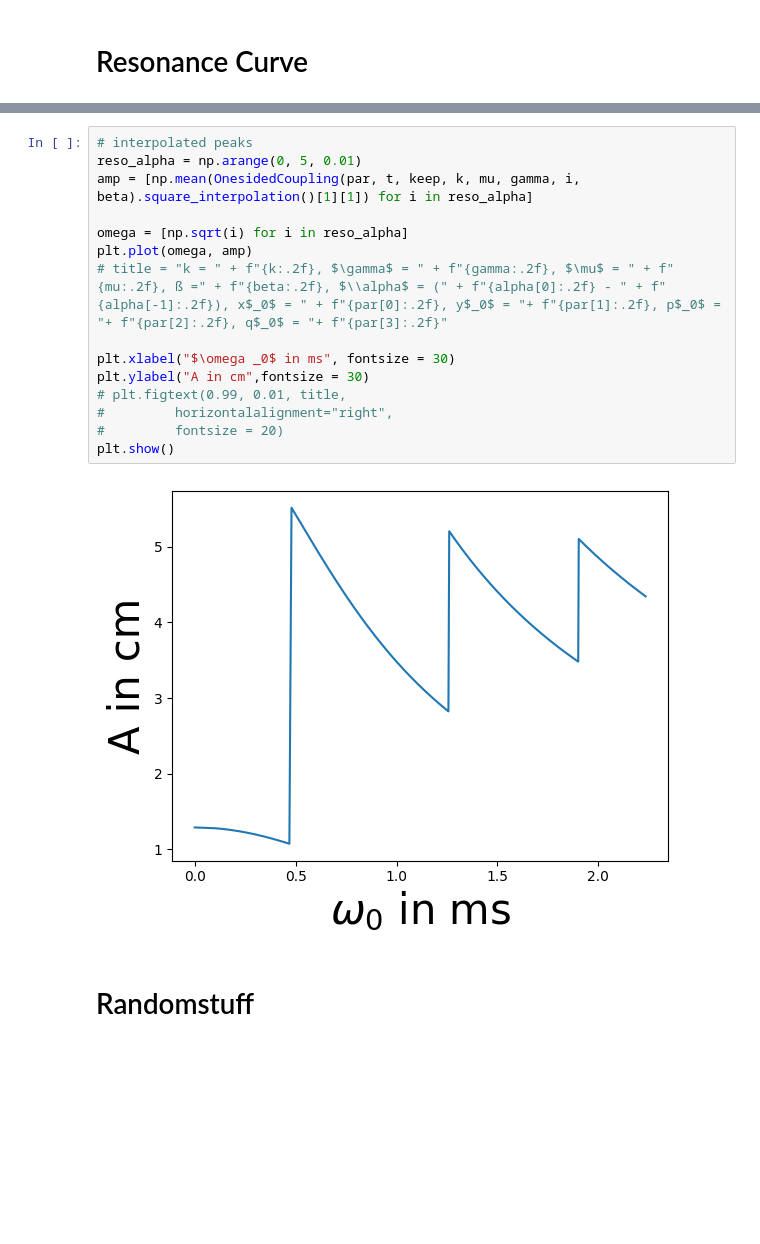
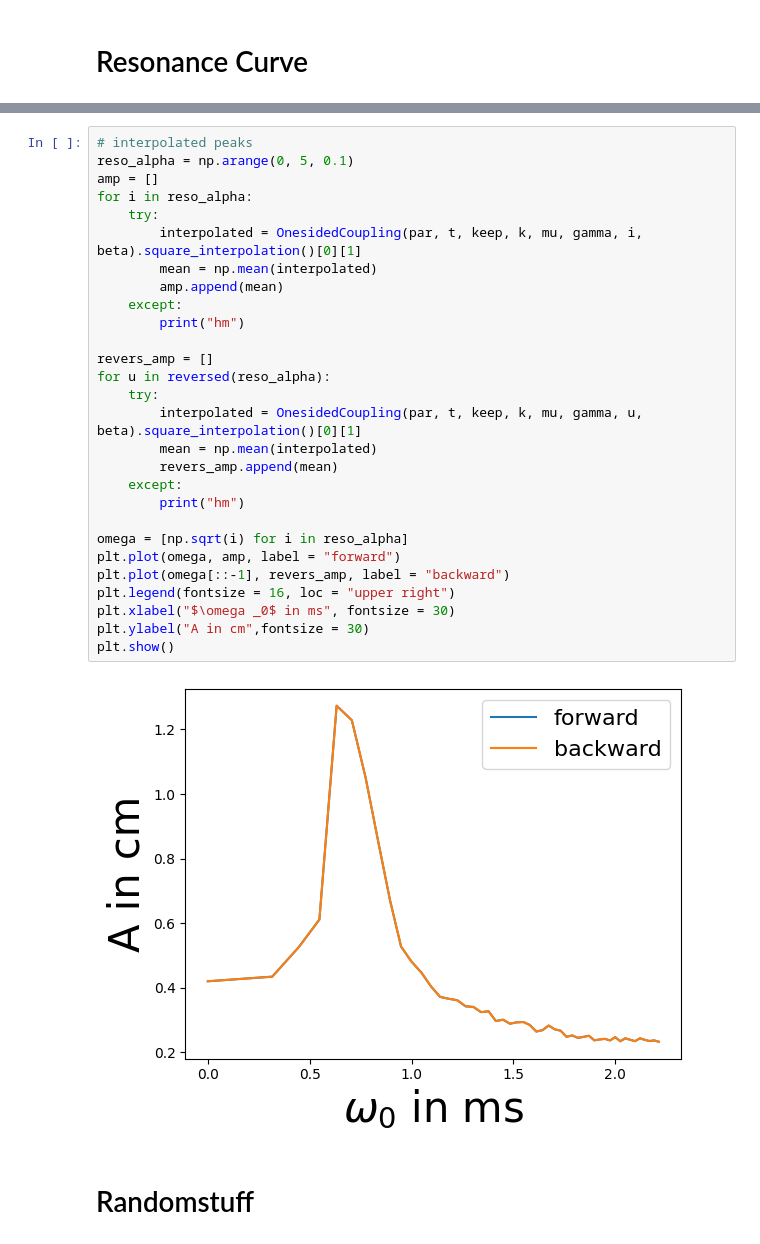
Before and after one commit to huyenanh-nguyen/daniel_model, a Jupyter notebook: ODE/simulation.ipynb, the cells around one changed output, grey strips where cells are left out. Drawn from its saved outputs; the diff is of its cells as text; blank space fills up the shorter version.

Commit message:
reversed and forward

```diff
--- a/ODE/simulation.ipynb
+++ b/ODE/simulation.ipynb
@@ -144,20 +155,33 @@ plt.show()
-# %%
-# interpolated peaks
-reso_alpha = np.arange(0, 5, 0.01)
-amp = [np.mean(OnesidedCoupling(par, t, keep, k, mu, gamma, i, beta).square_interpolation()[1][1]) for i in reso_alpha]
-
-omega = [np.sqrt(i) for i in reso_alpha]
-plt.plot(omega, amp)
-# title = "k = " + f"{k:.2f}, $\gamma$ = " + f"{gamma:.2f}, $\mu$ = " + f"{mu:.2f}, ß =" + f"{beta:.2f}, $\\alpha$ = (" + f"{alpha[0]:.2f} - " + f"{alpha[-1]:.2f}), x$_0$ = " + f"{par[0]:.2f}, y$_0$ = "+ f"{par[1]:.2f}, p$_0$ = "+ f"{par[2]:.2f}, q$_0$ = "+ f"{par[3]:.2f}"
-
-plt.xlabel("$\omega _0$ in ms", fontsize = 30)
-plt.ylabel("A in cm",fontsize = 30)
-# plt.figtext(0.99, 0.01, title,
-#         horizontalalignment="right",
-#         fontsize = 20)
-plt.show()
-# %% [output]
-[figure, removed]
+# %%
+# interpolated peaks
+reso_alpha = np.arange(0, 5, 0.1)
+amp = []
+for i in reso_alpha:
+    try:
+        interpolated = OnesidedCoupling(par, t, keep, k, mu, gamma, i, beta).square_interpolation()[0][1]
+        mean = np.mean(interpolated)
+        amp.append(mean)
+    except:
+        print("hm")
+
+revers_amp = []
+for u in reversed(reso_alpha):
+    try:
+        interpolated = OnesidedCoupling(par, t, keep, k, mu, gamma, u, beta).square_interpolation()[0][1]
+        mean = np.mean(interpolated)
+        revers_amp.append(mean)
+    except:
+        print("hm")
+
+omega = [np.sqrt(i) for i in reso_alpha]
+plt.plot(omega, amp, label = "forward")
+plt.plot(omega[::-1], revers_amp, label = "backward")
+plt.legend(fontsize = 16, loc = "upper right")
+plt.xlabel("$\omega _0$ in ms", fontsize = 30)
+plt.ylabel("A in cm",fontsize = 30)
+plt.show()
+# %% [output]
+[figure, added]
 # %% [markdown]
 # Randomstuff
 # %%
```
Also changed, not shown: parts of 7 cells of this notebook, 1 other file.
